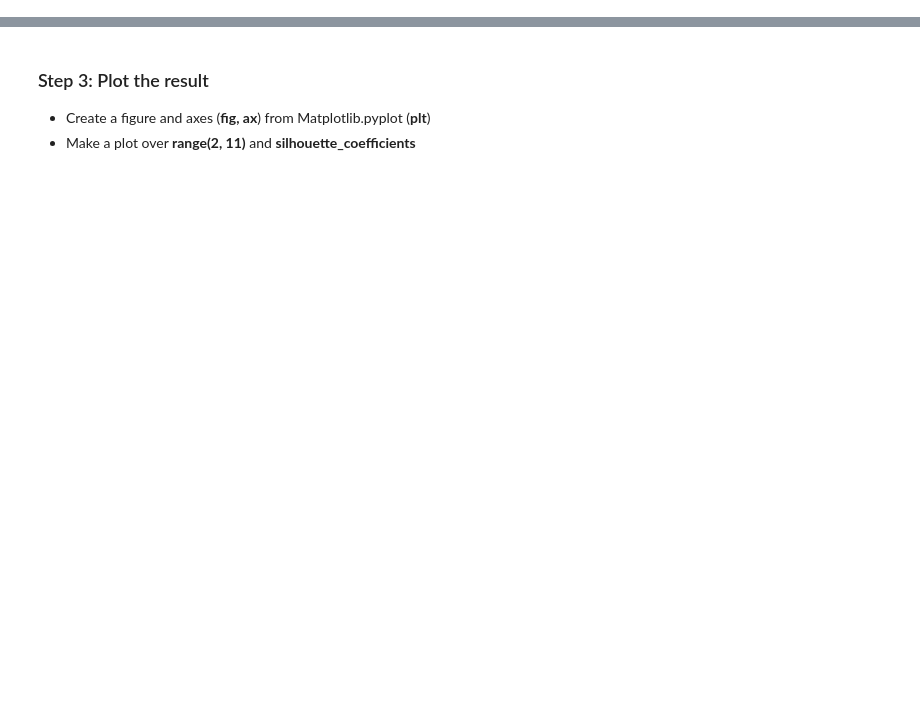
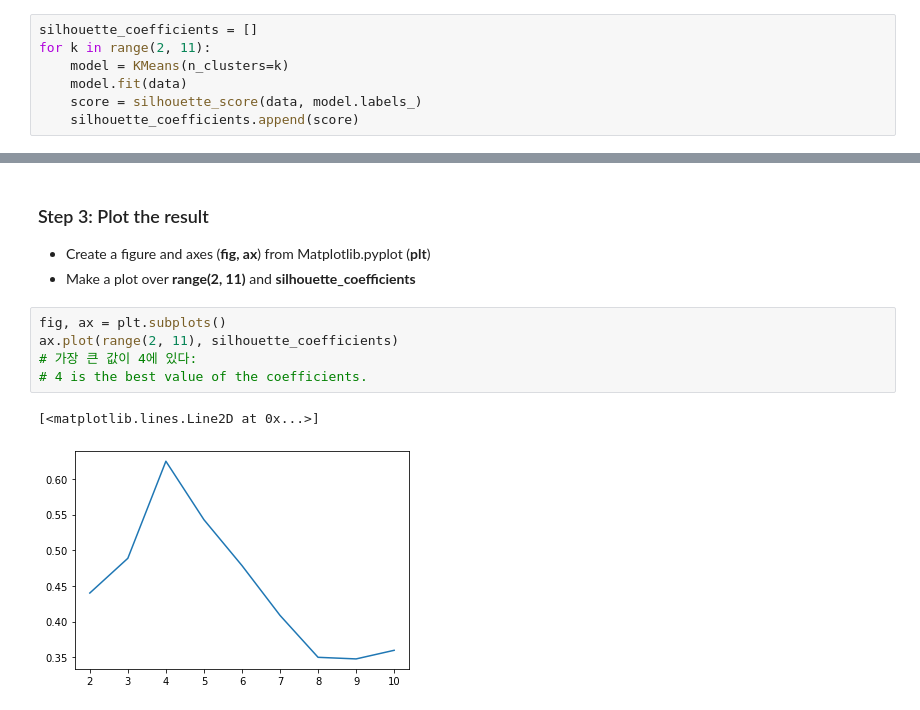
Before and after one commit to 6894556/MachineLearingWithPython, a Jupyter notebook: starter/05 - Project - Unsupervised Learning.ipynb, the cells around one changed output, grey strips where cells are left out. Saved outputs shown, nothing was run; the diff lists cells and outputs as text; blank space fills up the shorter version.

```diff
--- a/starter/05 - Project - Unsupervised Learning.ipynb
+++ b/starter/05 - Project - Unsupervised Learning.ipynb
@@ -90,3 +94,10 @@ ax.scatter(x=range(1, 11), y=sse)
     - Create **KMeans** model with **n_clusters=k**
     - Fit the model with **data**
     - Calculate the silhouette score on **data** and **model.labels_** and append it to list **silouette_coefficients**
+# %%
+silhouette_coefficients = []
+for k in range(2, 11):
+    model = KMeans(n_clusters=k)
+    model.fit(data)
+    score = silhouette_score(data, model.labels_)
+    silhouette_coefficients.append(score)
@@ -94,3 +117,11 @@ ax.scatter(x=range(1, 11), y=sse)
 ### Step 3: Plot the result
 - Create a figure and axes (**fig, ax**) from Matplotlib.pyplot (**plt**)
 - Make a plot over **range(2, 11)** and **silhouette_coefficients**
+# %%
+fig, ax = plt.subplots()
+ax.plot(range(2, 11), silhouette_coefficients)
+# 가장 큰 값이 4에 있다:
+# 4 is the best value of the coefficients.
+# %% [output]
+[<matplotlib.lines.Line2D at 0x...>]
+[figure, added]
```
Also changed, not shown: parts of 10 cells of this notebook.
